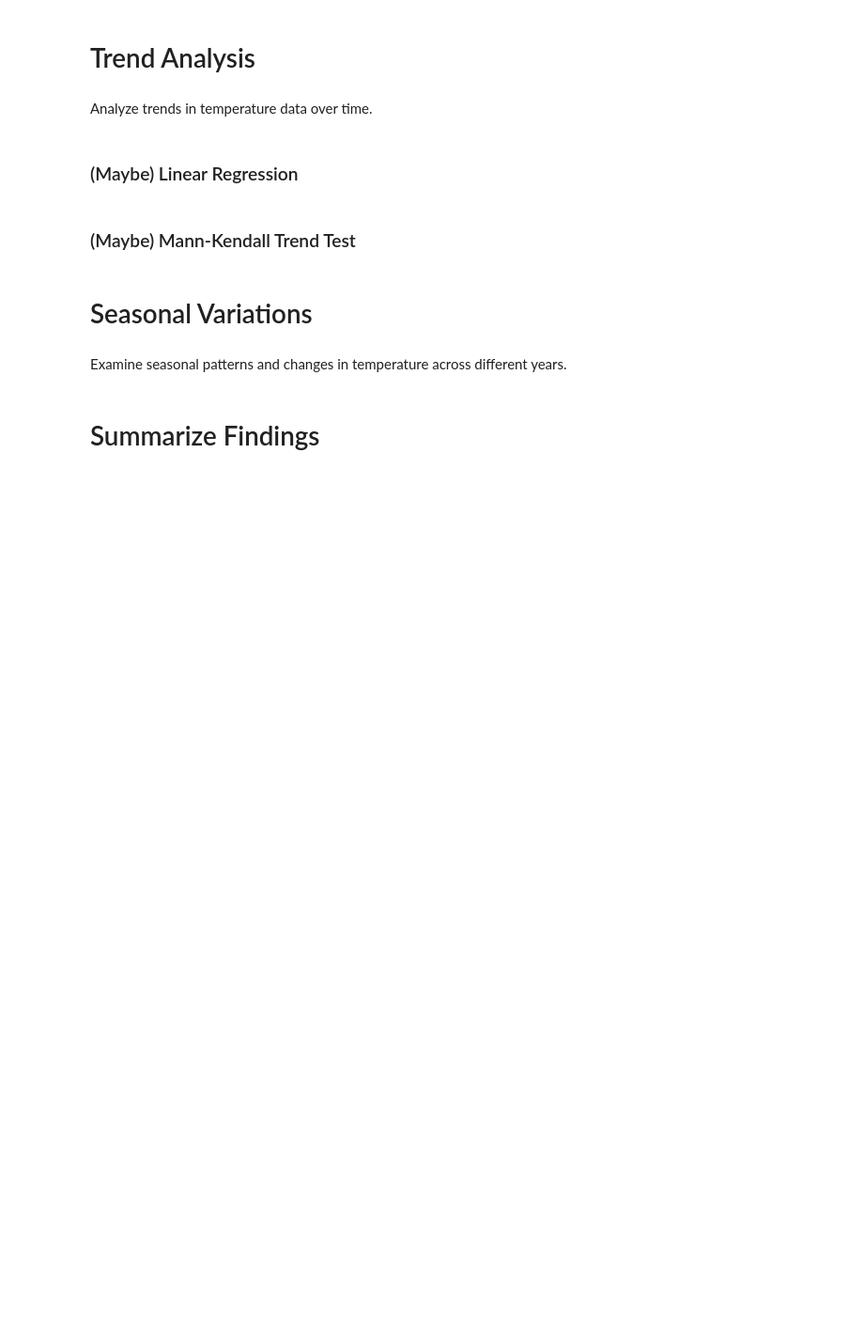
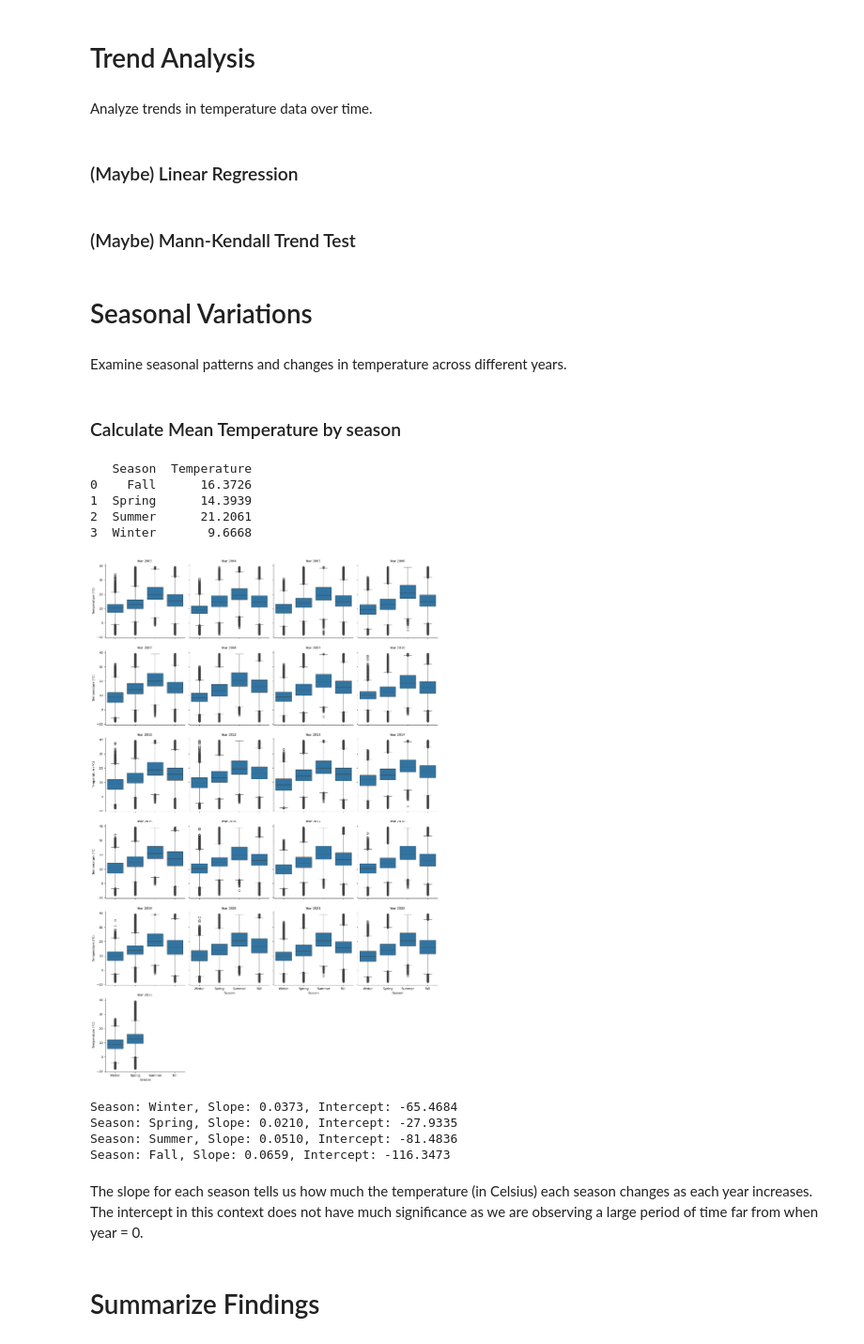
Before and after one commit to lizbethkr/PHIT-Project-1, a Jupyter notebook: notebooks/temporal_analysis.ipynb, the cells around one changed output. Shown at 94% size. Saved outputs shown, nothing was run; the diff lists cells and outputs as text; code cells hidden in the pictures; blank space fills up the shorter version.

Commit message:
Completed seasonal variations

```diff
--- a/notebooks/temporal_analysis.ipynb
+++ b/notebooks/temporal_analysis.ipynb
@@ -15,9 +15,11 @@ import numpy as np
 import statsmodels.api as sm
 import scipy.stats as stats
 from scipy import signal
+from scipy import stats
 import pymannkendall as mk
 import sys
 import os
+import seaborn as sns
 
 # Update paths to get source code from notebook_utils
 curr_dir = os.path.dirname(os.path.abspath('notebooks'))
@@ -29,8 +31,7 @@ from notebook_utils.preprocessing import *
 from notebook_utils.temporal_analysis import *
 
 # Create combined dataframe from ghcn_cleaned files
-dfs = combine_files_to_dfs('../data/processed/ghcn_cleaned')
-CA_stations = pd.concat(dfs, ignore_index=True)
+CA_stations_dfs = combine_files_to_dfs('../data/processed/ghcn_cleaned')
 # %% [output]
 Processed file: CA_2003_clean.csv
 Processed file: CA_2004_clean.csv
@@ -61,5 +62,43 @@ Analyze trends in temperature data over time.
 # Seasonal Variations
 # %% [markdown]
 Examine seasonal patterns and changes in temperature across different years.
+# %% [markdown]
+### Calculate Mean Temperature by season
+# %%
+seasonal_avg = CA_stations_dfs.groupby('Season')['Temperature'].mean().round(4).reset_index()
+print(seasonal_avg)
+# %% [output]
+   Season  Temperature
+0    Fall      16.3726
+1  Spring      14.3939
+2  Summer      21.2061
+3  Winter       9.6668
+# %%
+g = sns.FacetGrid(CA_stations_dfs, col="Year", col_wrap=4, height=4)
+g.map(sns.boxplot, "Season", "Temperature", order=['Winter', 'Spring', 'Summer', 'Fall'])
+g.set_axis_labels("Season", "Temperature (°C)")
+g.set_titles("Year {col_name} ")
+plt.show()
+# %% [output]
+[figure, added]
+# %%
+from sklearn.linear_model import LinearRegression
+
+seasons = CA_stations_dfs['Season'].unique()
+
+# Fit linear regression model for each season
+for season in seasons:
+    season_data = CA_stations_dfs[CA_stations_dfs['Season'] == season]
+    X = season_data['Year'].values.reshape(-1, 1)
+    y = season_data['Temperature'].values
+    model = LinearRegression().fit(X, y)
+    print(f'Season: {season}, Slope: {model.coef_[0]:.4f}, Intercept: {model.intercept_:.4f}')
+# %% [output]
+Season: Winter, Slope: 0.0373, Intercept: -65.4684
+Season: Spring, Slope: 0.0210, Intercept: -27.9335
+Season: Summer, Slope: 0.0510, Intercept: -81.4836
+Season: Fall, Slope: 0.0659, Intercept: -116.3473
+# %% [markdown]
+The slope for each season tells us how much the temperature (in Celsius) each season changes as each year increases. The intercept in this context does not have much significance as we are observing a large period of time far from when year = 0.
 # %% [markdown]
 # Summarize Findings
```
Also changed, not shown: 5 other files.
